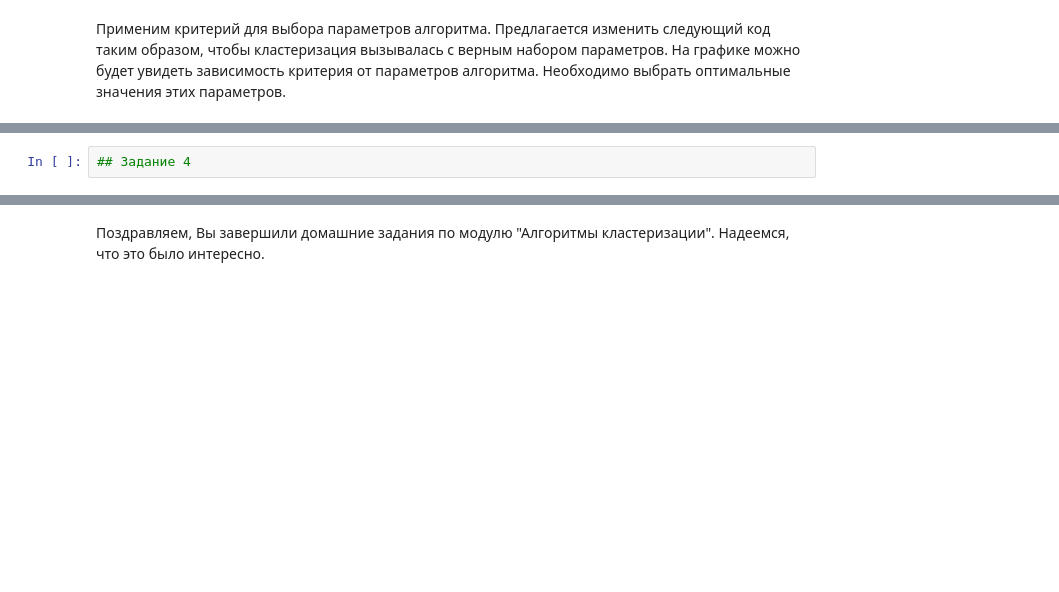
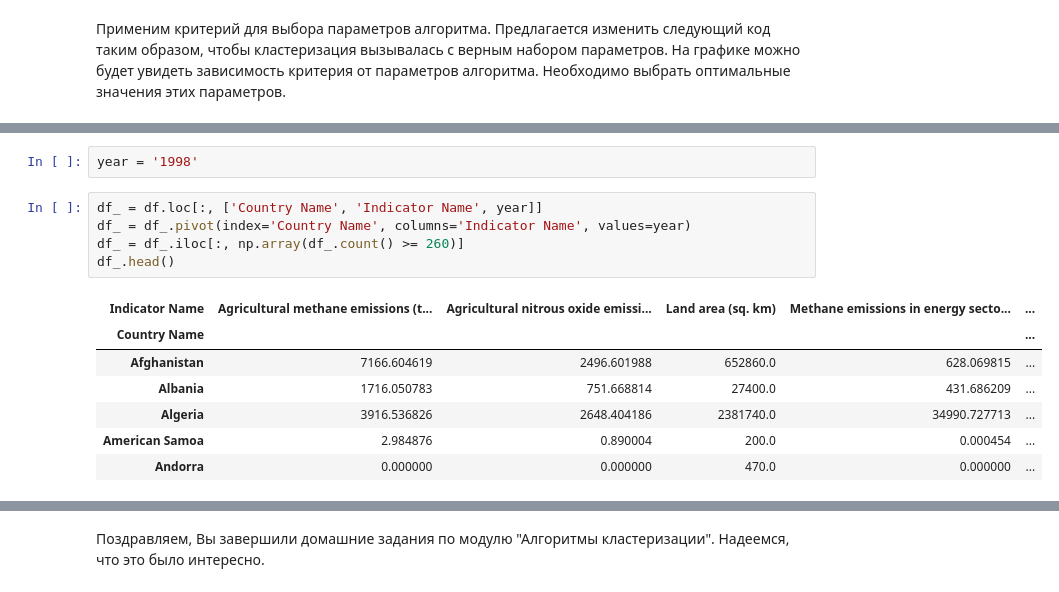
Before and after one commit to Jusill/data, a Jupyter notebook: Konstantinovsky_hw5.ipynb, the cells around one changed output, grey strips where cells are left out. Saved outputs shown, nothing was run; the diff lists cells and outputs as text; blank space fills up the shorter version.

```diff
--- a/Konstantinovsky_hw5.ipynb
+++ b/Konstantinovsky_hw5.ipynb
@@ -367,2 +377,15 @@ df.head()
-# %%
-## Задание 4
+# %%
+year = '1998'
+# %%
+df_ = df.loc[:, ['Country Name', 'Indicator Name', year]]
+df_ = df_.pivot(index='Country Name', columns='Indicator Name', values=year)
+df_ = df_.iloc[:, np.array(df_.count() >= 260)]
+df_.head()
+# %% [output]
+| Indicator Name | Agricultural methane emissions (t... | Agricultural nitrous oxide emissi... | Land area (sq. km) | Methane emissions in energy secto... | ... |
+| Country Name |  |  |  |  | ... |
+| Afghanistan | 7166.604619 | 2496.601988 | 652860.0 | 628.069815 | ... |
+| Albania | 1716.050783 | 751.668814 | 27400.0 | 431.686209 | ... |
+| Algeria | 3916.536826 | 2648.404186 | 2381740.0 | 34990.727713 | ... |
+| American Samoa | 2.984876 | 0.890004 | 200.0 | 0.000454 | ... |
+| Andorra | 0.000000 | 0.000000 | 470.0 | 0.000000 | ... |
```
Also changed, not shown: parts of 11 cells of this notebook.
